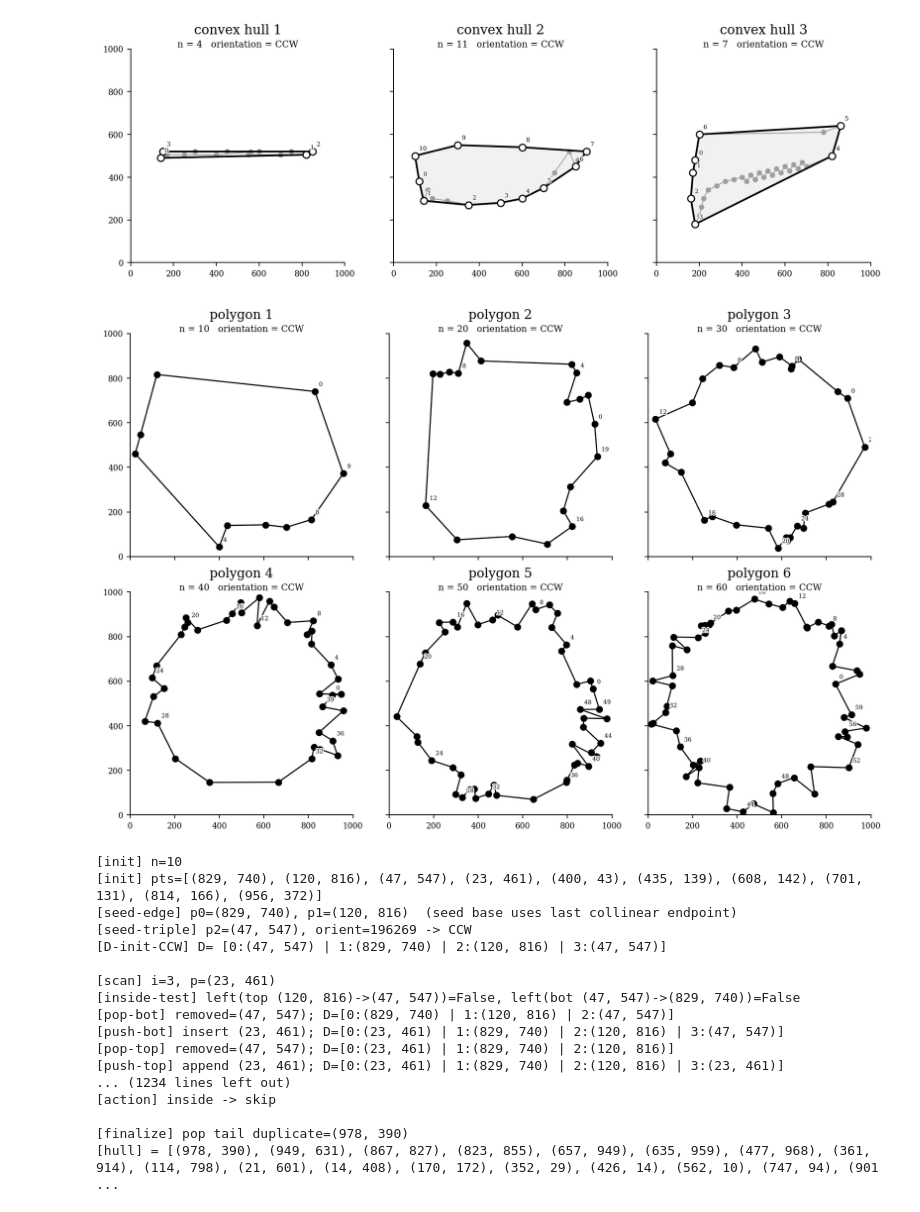
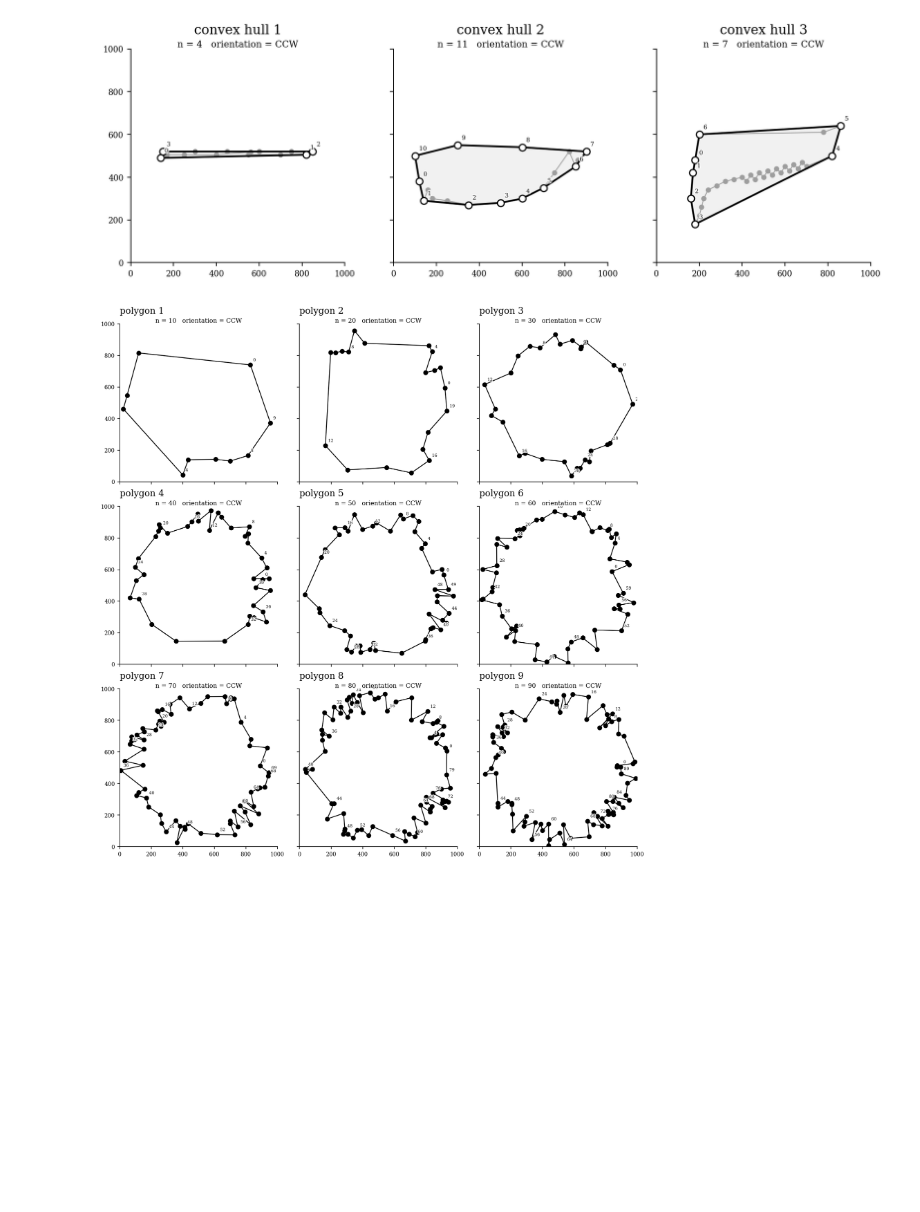
Before and after one commit to Guo-c-y/SHT_CG2_HW1, a Jupyter notebook: code/Problem1.ipynb, the cells around one changed output. Cells and saved outputs as stored; diff of their text form; code cells hidden in the pictures; blank space fills up the shorter version.

```diff
--- a/code/Problem1.ipynb
+++ b/code/Problem1.ipynb
@@ -144,53 +185,11 @@ render_hulls(
 [hull] = [(180, 480), (170, 420), (160, 300), (180, 180), (820, 500), (860, 640), (200, 600)]
 [figure]
 # %%
-TestPolys = generate_ploys(
-    sizes=[10, 20, 30, 40, 50, 60],
-    image_size=1000,
-    retries=500,
-    seed=1024
-)
-TestPoly1, TestPoly2, TestPoly3, TestPoly4, TestPoly5, TestPoly6 = TestPolys
+TestPolys = generate_ploys(sizes=[10, 20, 30, 40, 50, 60, 70, 80, 90],
+                           image_size=1000, retries=500, seed=1024)
+render_ploys(ploys=TestPolys, mark_every=4, coord_range=1000, cols_per_row=3)
 
-render_ploys(
-    ploys = TestPolys,
-    mark_every = 4,
-    coord_range = 1000,
-    cols_per_row = 3,
-)
-
-TestHull1 = melkman_convex_hull(TestPoly1)
-TestHull2 = melkman_convex_hull(TestPoly2)
-TestHull3 = melkman_convex_hull(TestPoly3)
-TestHull4 = melkman_convex_hull(TestPoly4)
-TestHull5 = melkman_convex_hull(TestPoly5)
-TestHull6 = melkman_convex_hull(TestPoly6)
-TestHulls = [TestHull1, TestHull2, TestHull3, TestHull4, TestHull5, TestHull6]
-
-render_hulls(
-    hulls = TestHulls,
-    polys = TestPolys,
-    mark_every_poly = 0,
-    mark_every_hull= 1,
-    coord_range = 1000,
-    cols_per_row = 3,
-)
+TestHulls = [melkman_convex_hull(poly) for poly in TestPolys]
+render_hulls(hulls = TestHulls, polys = TestPolys, mark_every_poly = 0, mark_every_hull= 1, coord_range = 1000,cols_per_row = 3)
 # %% [output]
-[figure, old version]
+[figure, new version]
-[init] n=10
-[init] pts=[(829, 740), (120, 816), (47, 547), (23, 461), (400, 43), (435, 139), (608, 142), (701, 131), (814, 166), (956, 372)]
-[seed-edge] p0=(829, 740), p1=(120, 816)  (seed base uses last collinear endpoint)
-[seed-triple] p2=(47, 547), orient=196269 -> CCW
-[D-init-CCW] D= [0:(47, 547) | 1:(829, 740) | 2:(120, 816) | 3:(47, 547)]
-
-[scan] i=3, p=(23, 461)
-[inside-test] left(top (120, 816)->(47, 547))=False, left(bot (47, 547)->(829, 740))=False
-[pop-bot] removed=(47, 547); D=[0:(829, 740) | 1:(120, 816) | 2:(47, 547)]
-[push-bot] insert (23, 461); D=[0:(23, 461) | 1:(829, 740) | 2:(120, 816) | 3:(47, 547)]
-[pop-top] removed=(47, 547); D=[0:(23, 461) | 1:(829, 740) | 2:(120, 816)]
-[push-top] append (23, 461); D=[0:(23, 461) | 1:(829, 740) | 2:(120, 816) | 3:(23, 461)]
-... (1234 lines left out)
-[action] inside -> skip
-
-[finalize] pop tail duplicate=(978, 390)
-[hull] = [(978, 390), (949, 631), (867, 827), (823, 855), (657, 949), (635, 959), (477, 968), (361, 914), (114, 798), (21, 601), (14, 408), (170, 172), (352, 29), (426, 14), (562, 10), (747, 94), (901 ...
```
Also changed, not shown: parts of 10 cells of this notebook, 4 other files.
